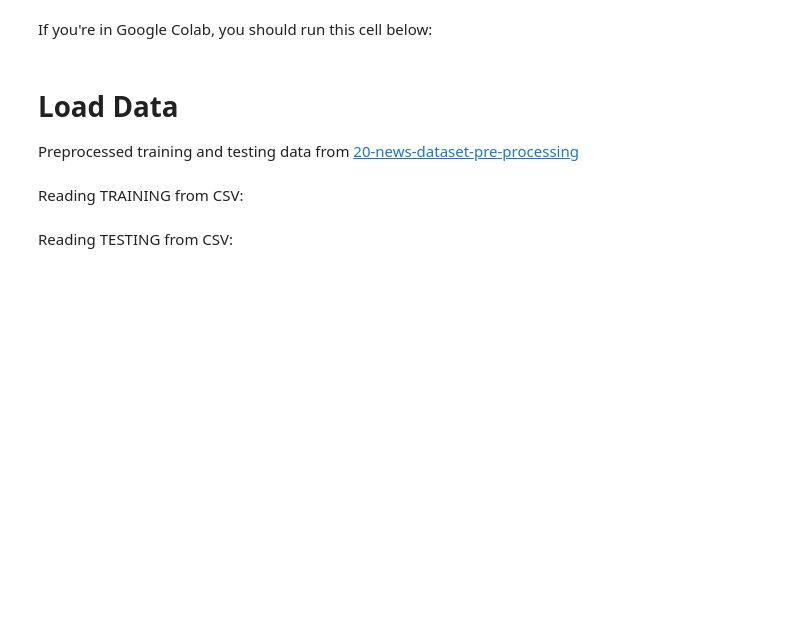
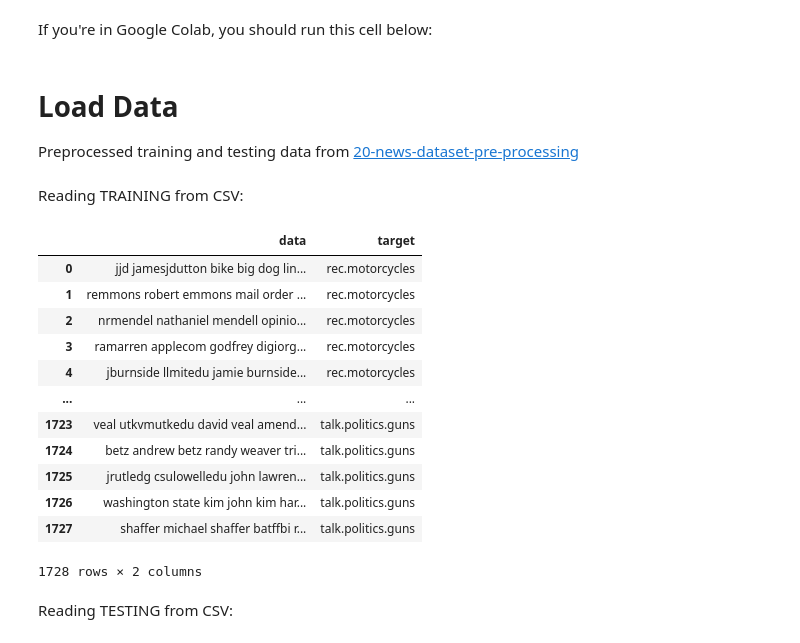
Before and after one commit to nimmitahsin1727/lda-implementation, a Jupyter notebook: lda-scratch-with-token-filter.ipynb, the cells around one changed output. Cells and saved outputs as stored; diff of their text form; code cells hidden in the pictures; blank space fills up the shorter version.

```diff
--- a/lda-scratch-with-token-filter.ipynb
+++ b/lda-scratch-with-token-filter.ipynb
@@ -29,6 +29,22 @@ Preprocessed training and testing data from
 Reading TRAINING from CSV:
 # %%
 training_df = pd.read_csv(f'{BASE_PATH}training_df.csv')
+# %%
+training_df
+# %% [output]
+|  | data | target |
+| 0 | jjd jamesjdutton bike big dog lin... | rec.motorcycles |
+| 1 | remmons robert emmons mail order ... | rec.motorcycles |
+| 2 | nrmendel nathaniel mendell opinio... | rec.motorcycles |
+| 3 | ramarren applecom godfrey digiorg... | rec.motorcycles |
+| 4 | jburnside llmitedu jamie burnside... | rec.motorcycles |
+| ... | ... | ... |
+| 1723 | veal utkvmutkedu david veal amend... | talk.politics.guns |
+| 1724 | betz andrew betz randy weaver tri... | talk.politics.guns |
+| 1725 | jrutledg csulowelledu john lawren... | talk.politics.guns |
+| 1726 | washington state kim john kim har... | talk.politics.guns |
+| 1727 | shaffer michael shaffer batffbi r... | talk.politics.guns |
+1728 rows × 2 columns
 # %% [markdown]
 Reading TESTING from CSV:
 # %%
```
Also changed, not shown: parts of 11 cells of this notebook, 6 other files.
